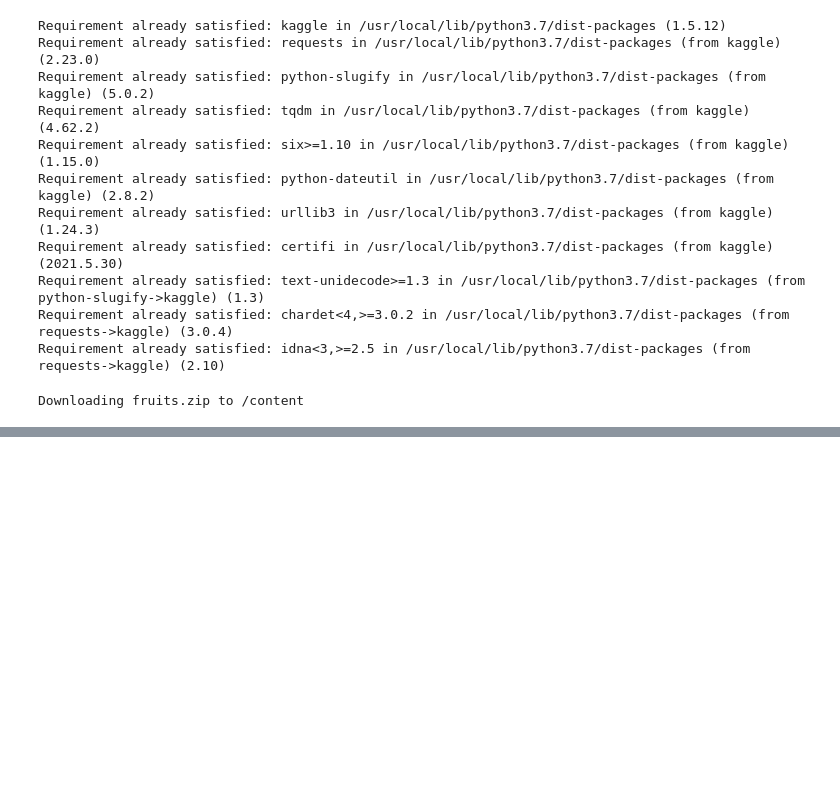
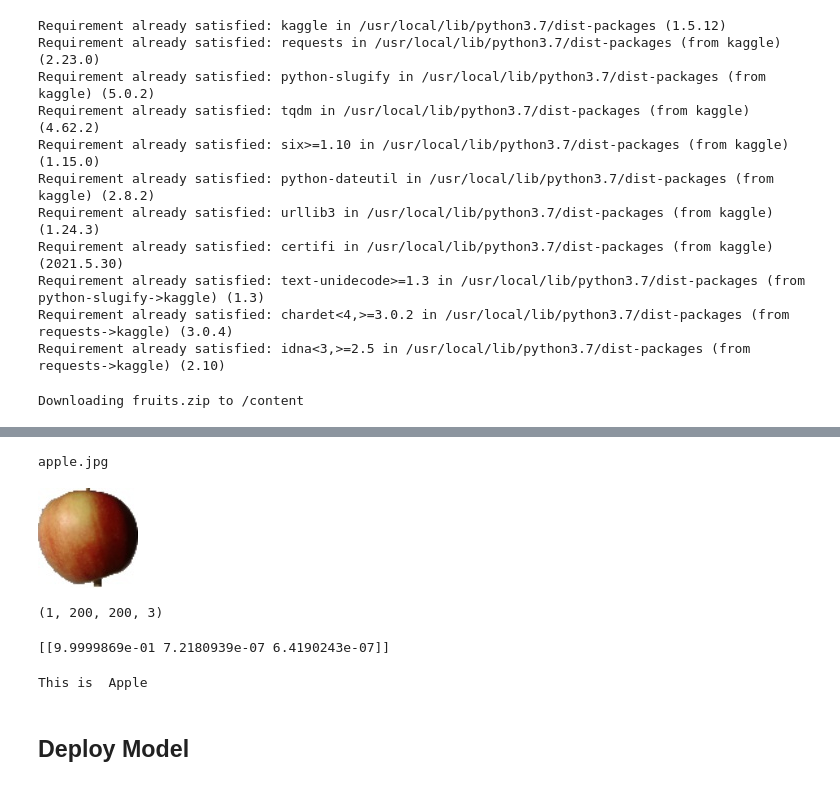
Before and after one commit to billowdev/lab-fruit-classification-simple-model, a Jupyter notebook: Proj_Image_Classification.ipynb, the cells around one changed output, grey strips where cells are left out. Cells and saved outputs as stored; diff of their text form; code cells hidden in the pictures; blank space fills up the shorter version.

```diff
--- a/Proj_Image_Classification.ipynb
+++ b/Proj_Image_Classification.ipynb
@@ -213,0 +405,5 @@ extractimagefeat(imglist)
+# %%
+# for upload image
+from google.colab import files
+uploaded = files.upload()
+uploaded
@@ -213,0 +414,29 @@ extractimagefeat(imglist)
+# %%
+import cv2
+from google.colab.patches import cv2_imshow
+print(list(uploaded)[0])
+upload_img = list(uploaded)[0]
+image = cv2.imread(upload_img)
+# print(image)
+cv2_imshow(image)
+# %% [output]
+apple.jpg
+[figure, added]
+# %%
+img = cv2.resize(image, (200, 200), interpolation=cv2.INTER_AREA)
+img = np.expand_dims(img, axis=0)
+print(img.shape)
+# %% [output]
+(1, 200, 200, 3)
+# %%
+pred = resnet_model.predict(img)
+print(pred)
+# %% [output]
+[[9.9999869e-01 7.2180939e-07 6.4190243e-07]]
+# %%
+output_class = class_names[np.argmax(pred)]
+print("This is ", output_class)
+# %% [output]
+This is  Apple
+# %% [markdown]
+## Deploy Model
```
Also changed, not shown: parts of 58 cells of this notebook.
